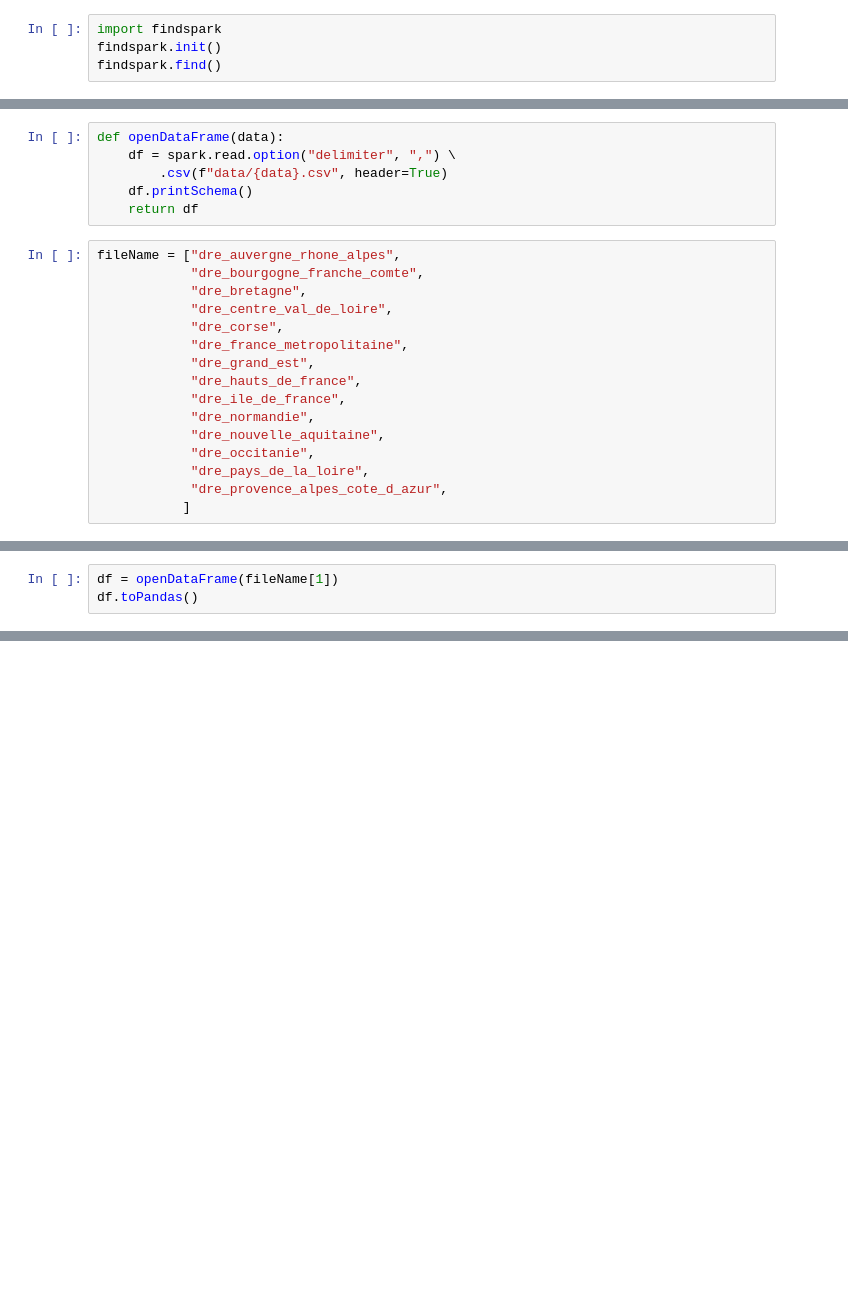
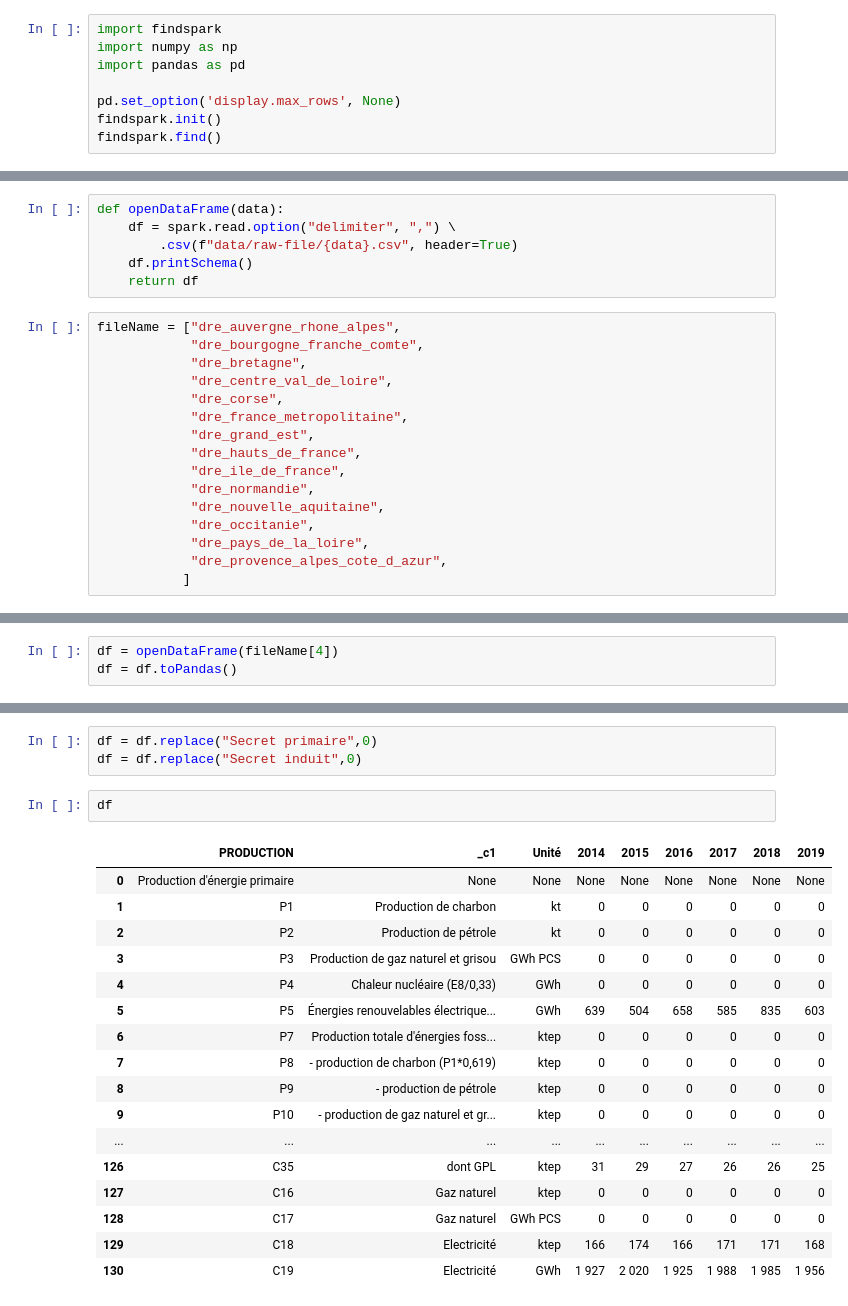
Before and after one commit to quentin-pierson/spark_nrg, a Jupyter notebook: main.ipynb, the cells around one changed output, grey strips where cells are left out. Cells and saved outputs as stored; diff of their text form; blank space fills up the shorter version.

```diff
--- a/main.ipynb
+++ b/main.ipynb
@@ -1,5 +1,9 @@
 # %%
 import findspark
+import numpy as np
+import pandas as pd
+
+pd.set_option('display.max_rows', None)
 findspark.init()
 findspark.find()
 # %% [output]
@@ -15,7 +19,7 @@ spark = SparkSession \
 # %%
 def openDataFrame(data):
     df = spark.read.option("delimiter", ",") \
-        .csv(f"data/{data}.csv", header=True)
+        .csv(f"data/raw-file/{data}.csv", header=True)
     df.printSchema()
     return df
 # %%
@@ -64,6 +55,6 @@ root
 # %%
-df = openDataFrame(fileName[1])
-df.toPandas()
+df = openDataFrame(fileName[4])
+df = df.toPandas()
 # %% [output]
 root
  |-- PRODUCTION: string (nullable = true)
@@ -90,0 +69,23 @@ root
+# %%
+df = df.replace("Secret primaire",0)
+df = df.replace("Secret induit",0)
+# %%
+df
+# %% [output]
+|  | PRODUCTION | _c1 | Unité | 2014 | 2015 | 2016 | 2017 | 2018 | 2019 |
+| 0 | Production d'énergie primaire | None | None | None | None | None | None | None | None |
+| 1 | P1 | Production de charbon | kt | 0 | 0 | 0 | 0 | 0 | 0 |
+| 2 | P2 | Production de pétrole | kt | 0 | 0 | 0 | 0 | 0 | 0 |
+| 3 | P3 | Production de gaz naturel et grisou | GWh PCS | 0 | 0 | 0 | 0 | 0 | 0 |
+| 4 | P4 | Chaleur nucléaire (E8/0,33) | GWh | 0 | 0 | 0 | 0 | 0 | 0 |
+| 5 | P5 | Énergies renouvelables électrique... | GWh | 639 | 504 | 658 | 585 | 835 | 603 |
+| 6 | P7 | Production totale d'énergies foss... | ktep | 0 | 0 | 0 | 0 | 0 | 0 |
+| 7 | P8 | - production de charbon (P1*0,619) | ktep | 0 | 0 | 0 | 0 | 0 | 0 |
+| 8 | P9 | - production de pétrole | ktep | 0 | 0 | 0 | 0 | 0 | 0 |
+| 9 | P10 | - production de gaz naturel et gr... | ktep | 0 | 0 | 0 | 0 | 0 | 0 |
+| ... | ... | ... | ... | ... | ... | ... | ... | ... | ... |
+| 126 | C35 | dont GPL | ktep | 31 | 29 | 27 | 26 | 26 | 25 |
+| 127 | C16 | Gaz naturel | ktep | 0 | 0 | 0 | 0 | 0 | 0 |
+| 128 | C17 | Gaz naturel | GWh PCS | 0 | 0 | 0 | 0 | 0 | 0 |
+| 129 | C18 | Electricité | ktep | 166 | 174 | 166 | 171 | 171 | 168 |
+| 130 | C19 | Electricité | GWh | 1 927 | 2 020 | 1 925 | 1 988 | 1 985 | 1 956 |
```
Also changed, not shown: parts of 2 cells of this notebook, 14 other files.
